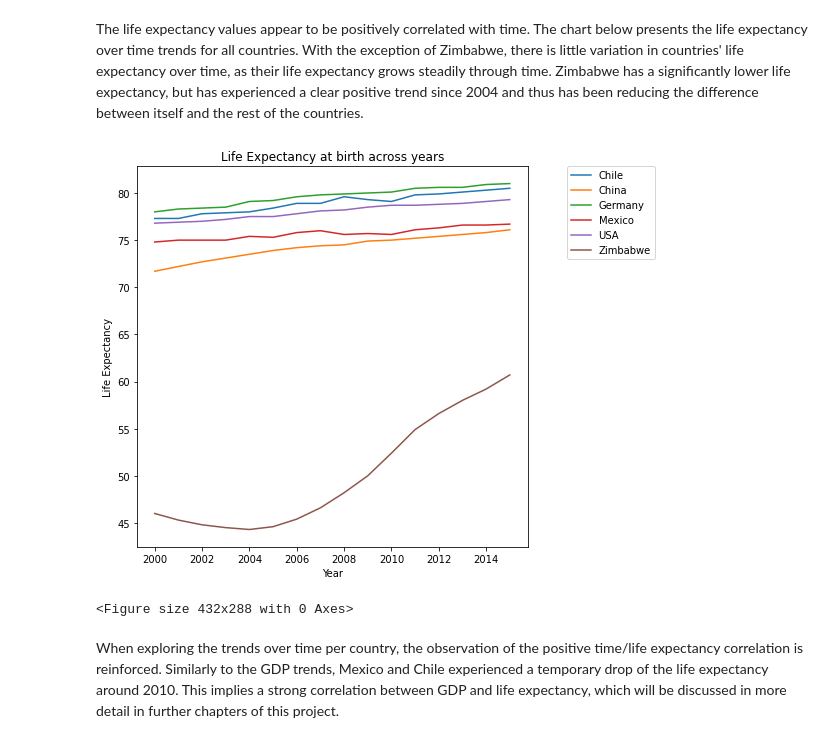
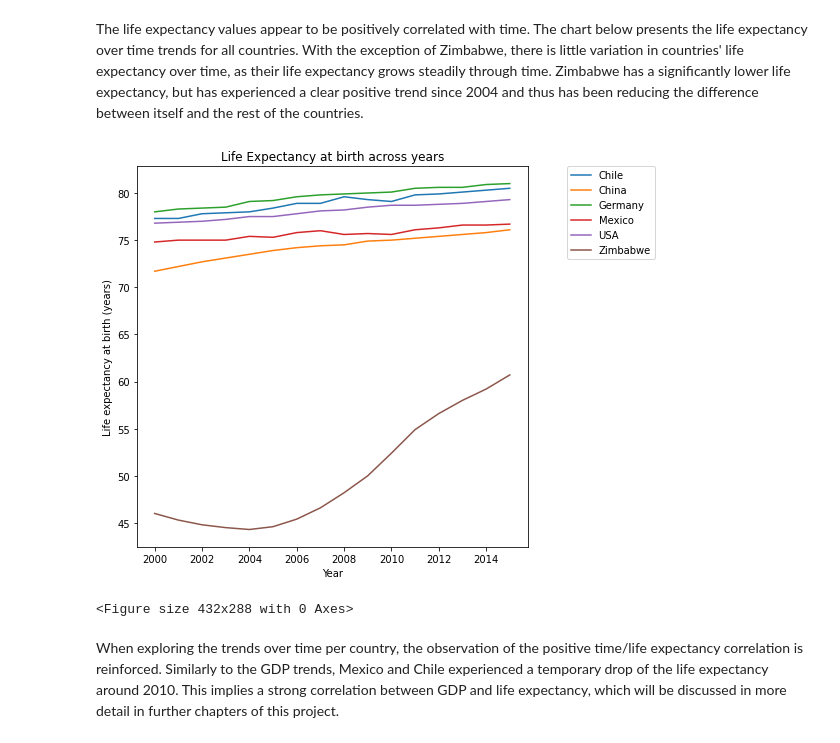
Before and after one commit to R0go/GDP_Life_Expectancy, a Jupyter notebook: life_expectancy_gdp.ipynb, the cells around one changed output. Cells and saved outputs as stored; diff of their text form; code cells hidden in the pictures.

```diff
--- a/life_expectancy_gdp.ipynb
+++ b/life_expectancy_gdp.ipynb
@@ -45,18 +15,37 @@ memory usage: 3.1+ KB
 # %%
+import pandas as pd
+import numpy as np
+import seaborn as sns
+import matplotlib.pyplot as plt
+
+data_file = pd.read_csv('all_data.csv')
+print('''###############################################
+DataFrame info:''')
+print(data_file.info())
+print('''###############################################
+DataFrame sample:''')
 print(data_file.head())
+
 #Renaming the life expectancy column to make it usable as an attribute
 data_file.rename(columns = {'Life expectancy at birth (years)':'Life'}, inplace = True)
 
 #Working out GDP values by dividing them by 1,000,000,000 for more readable presentation
 data_file.GDP = data_file['GDP'].apply(lambda x: round((x / 1000000000),4))
 
-
-#Checking the data after modifications:
-#print(data_file.head())
-
 #Renaming United States of America to USA
 data_file = data_file.replace({'United States of America':'USA'})
 
+#Preparing labels for x and y values:
+life = 'Life expectancy at birth (years)'
+GDP = 'GDP (in billions of USD)'
+
 #Checking the list of countries
+print('''###############################################
+List of countries in the dataset:''')
 print(data_file.Country.unique())
+
+#Checking data sample after modifications
+print('''###############################################
+DataFrame sample (after modifications):''')
+print(data_file.head())
 # %% [output]
@@ -195,7 +188,7 @@ for i in data_file.Country.unique():
     plt.plot(xvalues, yvalues)
     plt.title(i)
     if counter in (1, 4):
-        plt.ylabel('GDP (in billions)')
+        plt.ylabel(GDP)
     if counter in (4, 5, 6):
         plt.xlabel('Year')
 
@@ -213,18 +206,18 @@ The life expectancy values appear to be positively correlated with time. The cha
 # %%
 plt.figure(figsize=[7,7])
 for i in data_file.Country.unique():
     yvalues= data_file['Life'][data_file['Country']==i]
     xvalues= data_file['Year'][data_file['Country']==i]
     plt.plot(xvalues, yvalues)
 
 plt.legend(data_file.Country.unique(), bbox_to_anchor=(1.1, 1),loc='upper left', borderaxespad=0.)
-plt.title("Life Expectancy at birth across years")
+plt.title('Life Expectancy at birth across years')
 plt.xlabel('Year')
-plt.ylabel('Life Expectancy')
+plt.ylabel(life)
 plt.show()
 plt.clf()
 # %% [output]
-[figure, old version]
+[figure, new version]
 <Figure size 432x288 with 0 Axes>
 # %% [markdown]
 When exploring the trends over time per country, the observation of the positive time/life expectancy correlation is reinforced. Similarly to the GDP trends, Mexico and Chile experienced a temporary drop of the life expectancy around 2010. This implies a strong correlation between GDP and life expectancy, which will be discussed in more detail in further chapters of this project.
```
Also changed, not shown: parts of 14 cells of this notebook.
